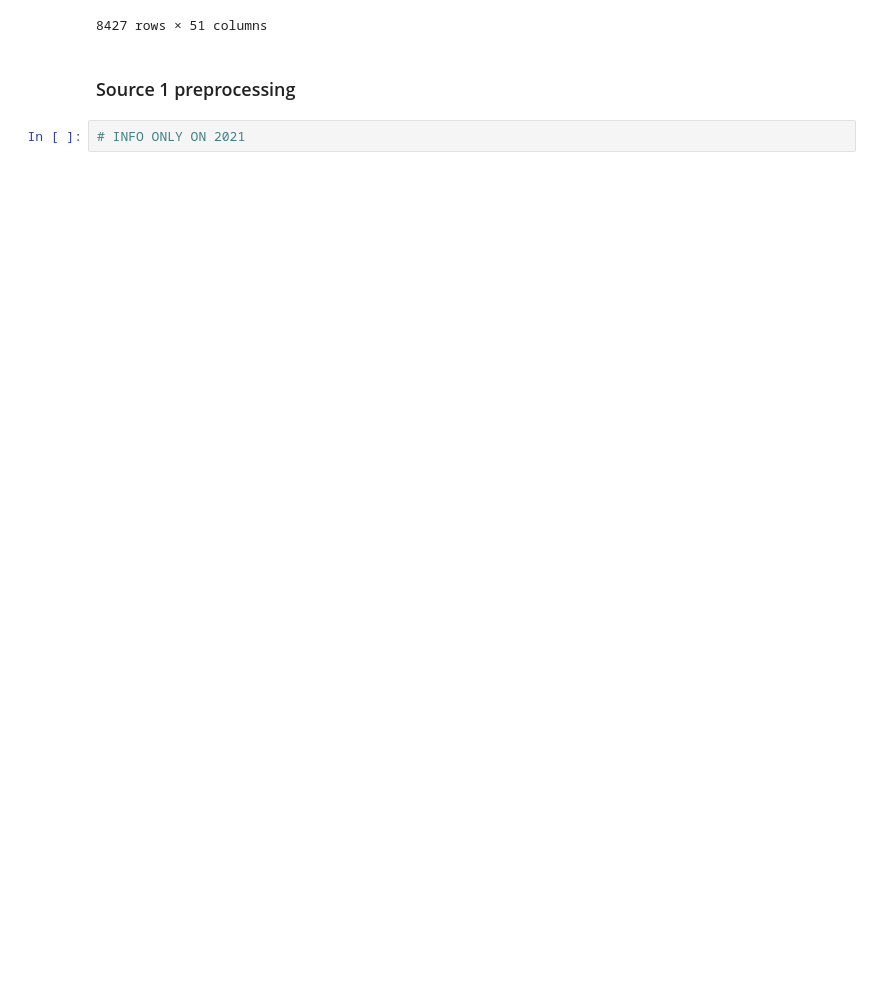
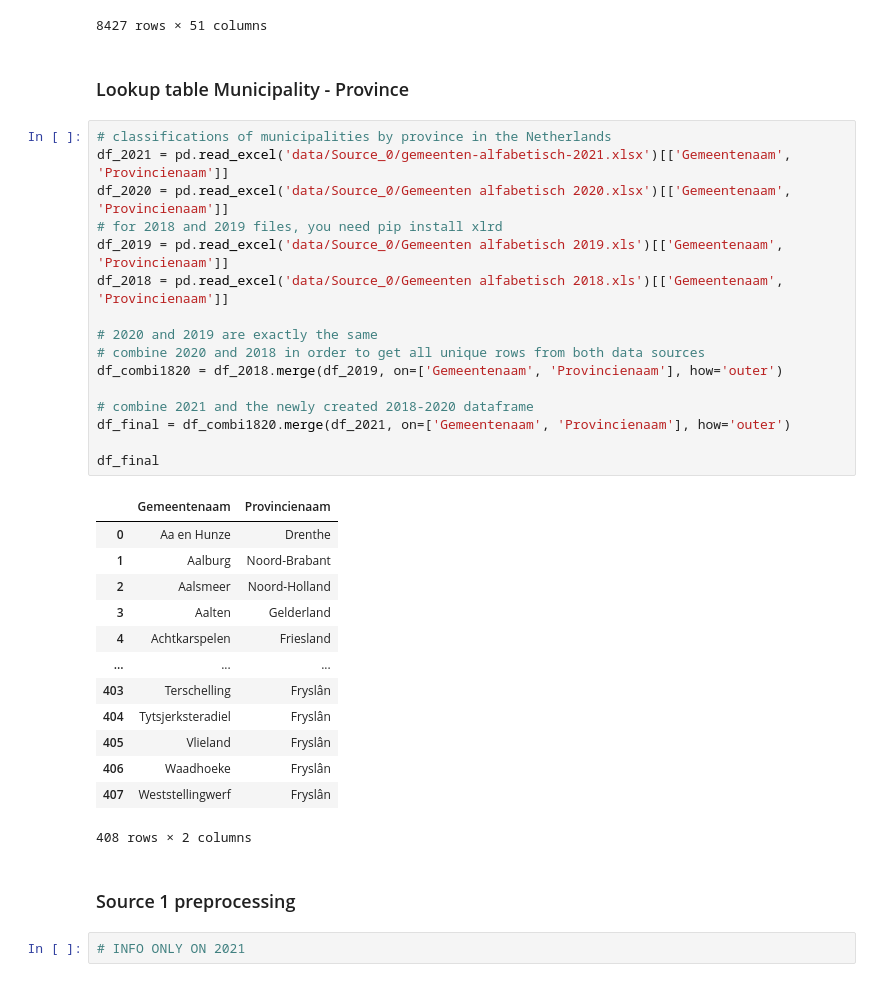
Before and after one commit to reikichan/2AMD20, a Jupyter notebook: 2AMD20 Source Compiler_all except 12&13.ipynb, the cells around one changed output. Cells and saved outputs as stored; diff of their text form; blank space fills up the shorter version.

Commit message:
lookup table code

```diff
--- a/2AMD20 Source Compiler_all except 12&13.ipynb
+++ b/2AMD20 Source Compiler_all except 12&13.ipynb
@@ -50,6 +50,38 @@ pd.read_csv(f"{source_folder_path}/Source_{source_number}_full_converted_raw.csv
 | 8425 | "\r\n | NaN | NaN | NaN | NaN | ... |
 | 8426 | \r\n | NaN | NaN | NaN | NaN | ... |
 8427 rows × 51 columns
+# %% [markdown]
+### Lookup table Municipality - Province
+# %%
+# classifications of municipalities by province in the Netherlands
+df_2021 = pd.read_excel('data/Source_0/gemeenten-alfabetisch-2021.xlsx')[['Gemeentenaam', 'Provincienaam']]
+df_2020 = pd.read_excel('data/Source_0/Gemeenten alfabetisch 2020.xlsx')[['Gemeentenaam', 'Provincienaam']]
+# for 2018 and 2019 files, you need pip install xlrd
+df_2019 = pd.read_excel('data/Source_0/Gemeenten alfabetisch 2019.xls')[['Gemeentenaam', 'Provincienaam']]
+df_2018 = pd.read_excel('data/Source_0/Gemeenten alfabetisch 2018.xls')[['Gemeentenaam', 'Provincienaam']]
+
+# 2020 and 2019 are exactly the same
+# combine 2020 and 2018 in order to get all unique rows from both data sources
+df_combi1820 = df_2018.merge(df_2019, on=['Gemeentenaam', 'Provincienaam'], how='outer')
+
+# combine 2021 and the newly created 2018-2020 dataframe
+df_final = df_combi1820.merge(df_2021, on=['Gemeentenaam', 'Provincienaam'], how='outer')
+
+df_final
+# %% [output]
+|  | Gemeentenaam | Provincienaam |
+| 0 | Aa en Hunze | Drenthe |
+| 1 | Aalburg | Noord-Brabant |
+| 2 | Aalsmeer | Noord-Holland |
+| 3 | Aalten | Gelderland |
+| 4 | Achtkarspelen | Friesland |
+| ... | ... | ... |
+| 403 | Terschelling | Fryslân |
+| 404 | Tytsjerksteradiel | Fryslân |
+| 405 | Vlieland | Fryslân |
+| 406 | Waadhoeke | Fryslân |
+| 407 | Weststellingwerf | Fryslân |
+408 rows × 2 columns
 # %% [markdown]
 ### Source 1 preprocessing
 # %%
```
Also changed, not shown: parts of 2 cells of this notebook.
